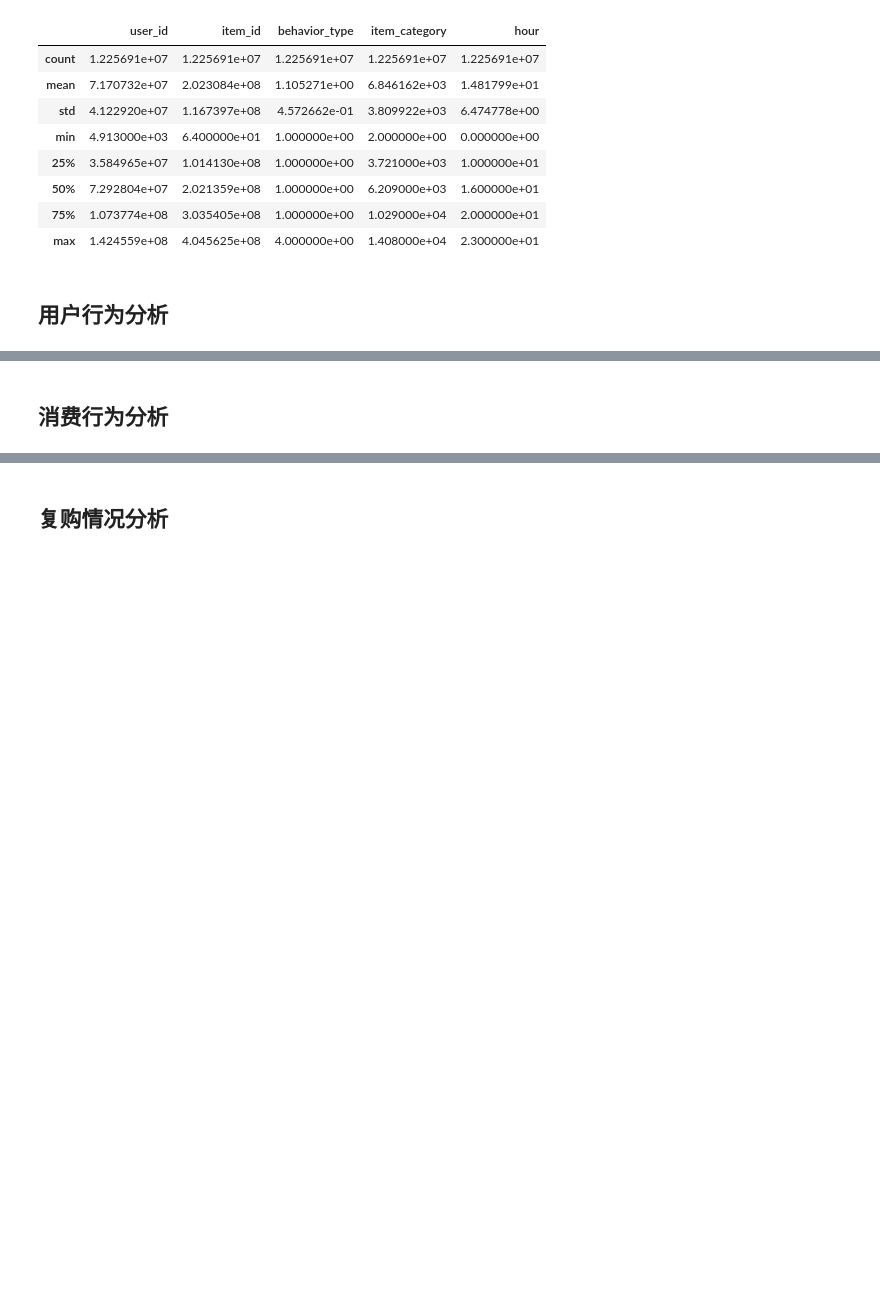
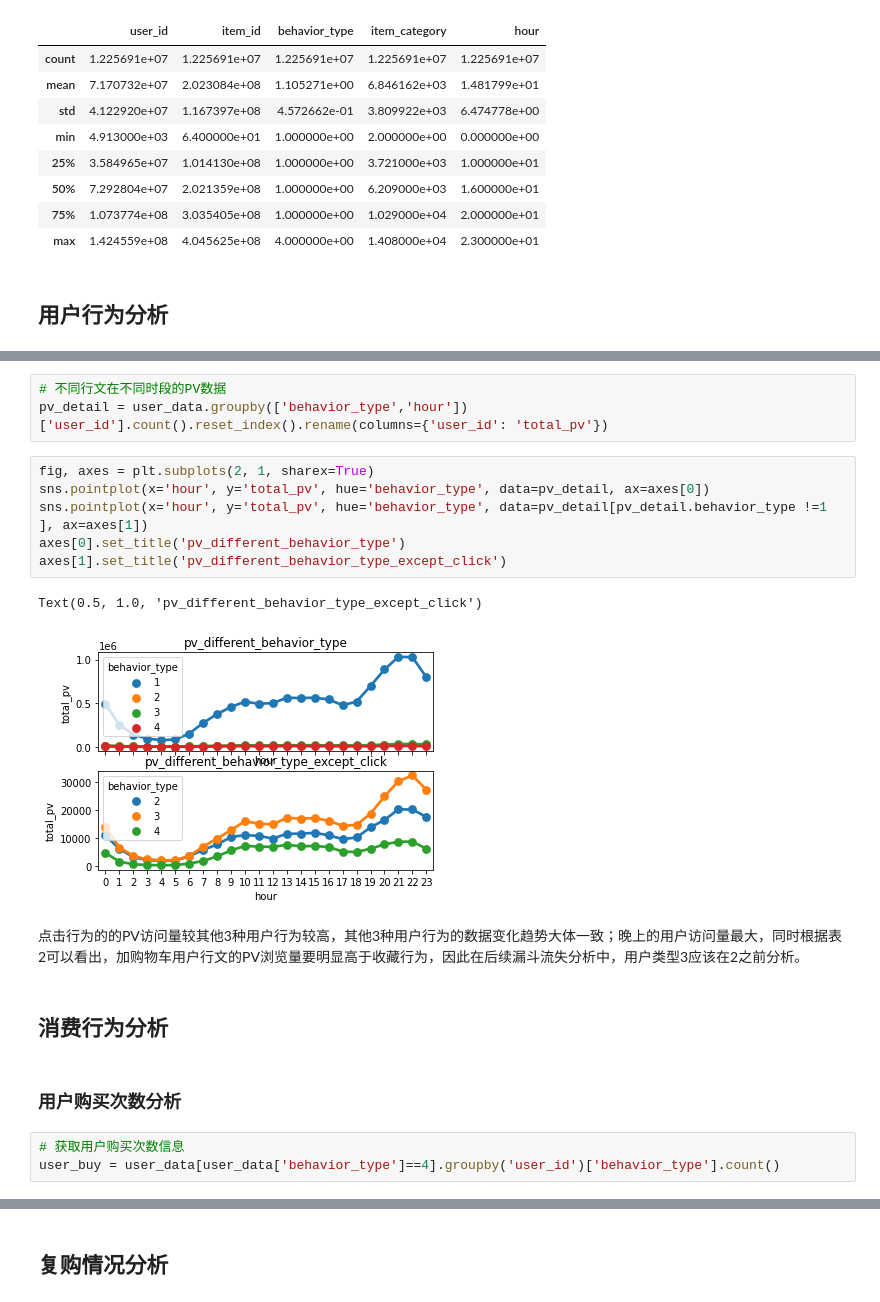
Before and after one commit to yves1012/Iridescent, a Jupyter notebook: Data Analysis/淘宝用户行为分析.ipynb, the cells around one changed output, grey strips where cells are left out. Cells and saved outputs as stored; diff of their text form; blank space fills up the shorter version.

```diff
--- a/Data Analysis/淘宝用户行为分析.ipynb
+++ b/Data Analysis/淘宝用户行为分析.ipynb
@@ -174,2 +153,21 @@ pv_daily = user_data.groupby('date')['user_id'].count().reset_index().reset_inde
+# %%
+# 不同行文在不同时段的PV数据
+pv_detail = user_data.groupby(['behavior_type','hour'])['user_id'].count().reset_index().rename(columns={'user_id': 'total_pv'})
+# %%
+fig, axes = plt.subplots(2, 1, sharex=True)
+sns.pointplot(x='hour', y='total_pv', hue='behavior_type', data=pv_detail, ax=axes[0])
+sns.pointplot(x='hour', y='total_pv', hue='behavior_type', data=pv_detail[pv_detail.behavior_type !=1 ], ax=axes[1])
+axes[0].set_title('pv_different_behavior_type')
+axes[1].set_title('pv_different_behavior_type_except_click')
+# %% [output]
+Text(0.5, 1.0, 'pv_different_behavior_type_except_click')
+[figure, added]
+# %% [markdown]
+点击行为的的PV访问量较其他3种用户行为较高，其他3种用户行为的数据变化趋势大体一致；晚上的用户访问量最大，同时根据表2可以看出，加购物车用户行文的PV浏览量要明显高于收藏行为，因此在后续漏斗流失分析中，用户类型3应该在2之前分析。
 # %% [markdown]
 ## 消费行为分析
+# %% [markdown]
+### 用户购买次数分析
+# %%
+# 获取用户购买次数信息
+user_buy = user_data[user_data['behavior_type']==4].groupby('user_id')['behavior_type'].count()
```
Also changed, not shown: parts of 46 cells of this notebook, 1 other file.
